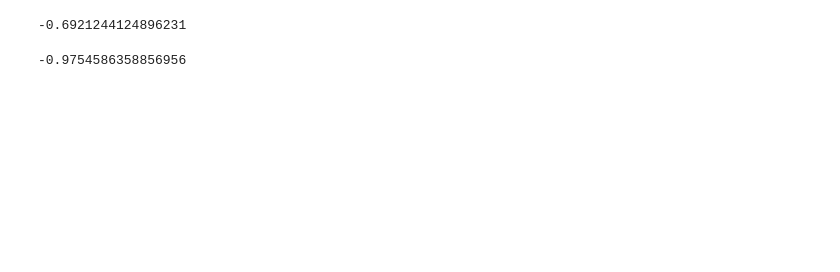
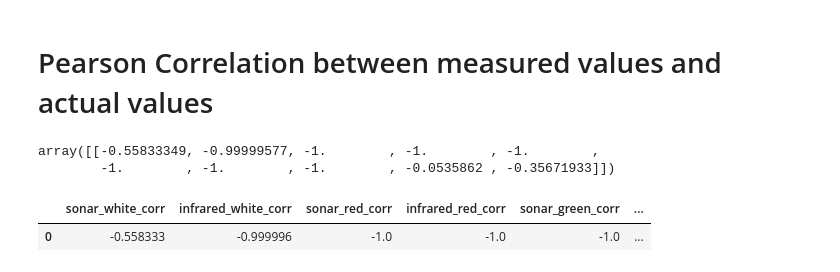
Before and after one commit to lsch0lz/webots_sensor_experiments, a Jupyter notebook: notebook/proximity.ipynb, the cells around one changed output. Saved outputs shown, nothing was run; the diff lists cells and outputs as text; code cells hidden in the pictures; blank space fills up the shorter version.

```diff
--- a/notebook/proximity.ipynb
+++ b/notebook/proximity.ipynb
@@ -26,11 +24,27 @@ Because the values on their own are not really comparable the correlation index
-# %%
-thymioSensorCorrelation = df["thymio"].corr(other = df["perfect"], method="pearson")
-thymioSensorCorrelation
-# %% [output]
--0.6921244124896231
-# %%
-laserSensorCorrelation = df["laser"].corr(other = df["perfect"], method="pearson")
-laserSensorCorrelation
-# %% [output]
--0.9754586358856956
+# %% [markdown]
+# Pearson Correlation between measured values and actual values
+# %%
+def correlation(row1, row2):
+    return row1.corr(other=row2, method="pearson")
+# %%
+data = np.array([correlation(df.sonar_white, df.actual_white), correlation(df.infrared_white, df.actual_white),
+                 correlation(df.sonar_red, df.actual_red), correlation(df.infrared_red, df.actual_red),
+                 correlation(df.sonar_dark_red, df.actual_dark_red), correlation(df.infrared_dark_red, df.actual_dark_red),
+                 correlation(df.sonar_glowing_red, df.actual_glowing_red), correlation(df.infrared_glowing_red, df.actual_glowing_red),
+                 correlation(df.sonar_mirror, df.actual_mirror), correlation(df.infrared_mirror, df.actual_mirror)
+                 ]).reshape(1, 10)
+data
+# %% [output]
+array([[-0.55833349, -0.99999577, -1.        , -1.        , -1.        ,
+        -1.        , -1.        , -1.        , -0.0535862 , -0.35671933]])
+# %%
+correlationDf = pd.DataFrame(data, columns=["sonar_white_corr", "infrared_white_corr",
+                                            "sonar_red_corr", "infrared_red_corr",
+                                            "sonar_green_corr", "infrared_green_corr",
+                                            "sonar_blue_corr", "infrared_blue_corr",
+                                            "sonar_mirror_corr", "infrared_mirror"])
+correlationDf
+# %% [output]
+|  | sonar_white_corr | infrared_white_corr | sonar_red_corr | infrared_red_corr | sonar_green_corr | ... |
+| 0 | -0.558333 | -0.999996 | -1.0 | -1.0 | -1.0 | ... |
 # %% [markdown]
```
Also changed, not shown: parts of 8 cells of this notebook, 5 other files.
